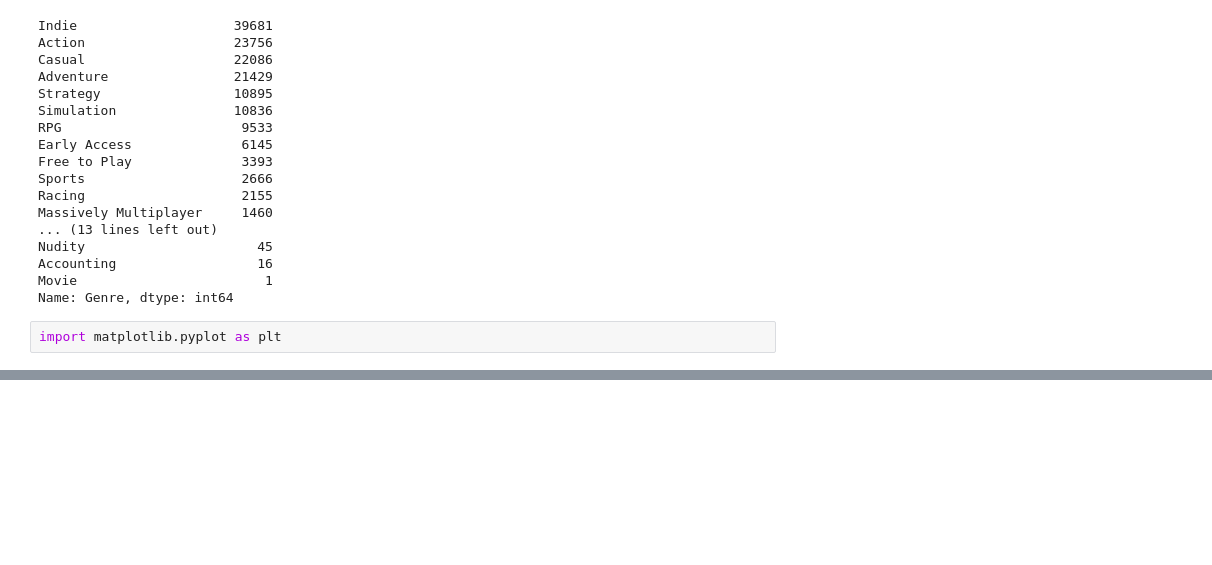
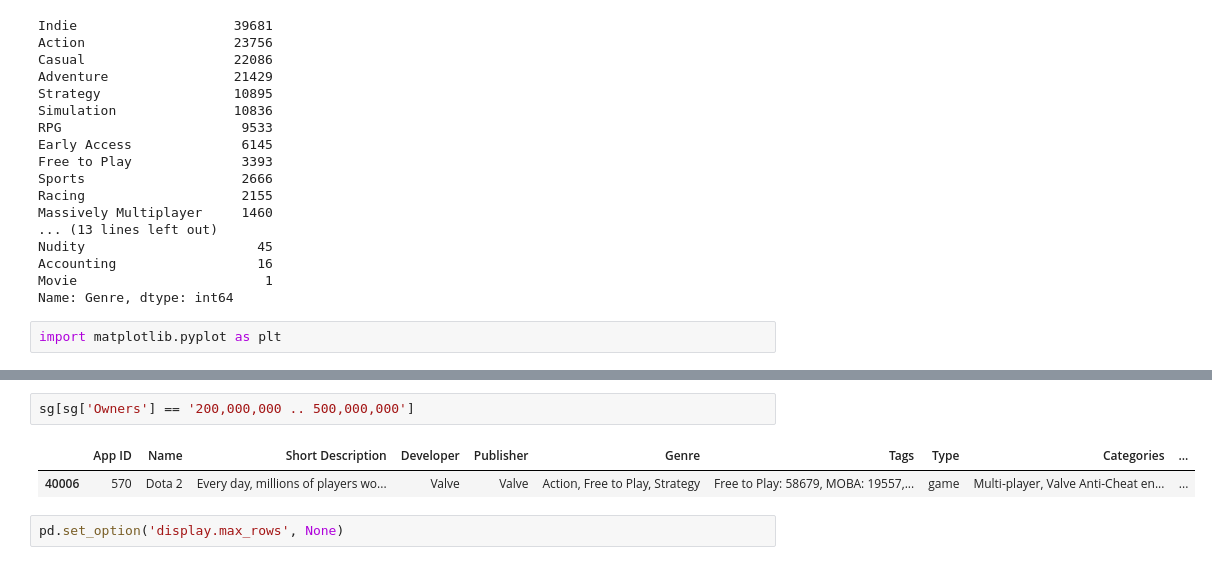
Before and after one commit to ericbohner/Capstone, a Jupyter notebook: EDA1_2023-06-22.ipynb, the cells around one changed output, grey strips where cells are left out. Cells and saved outputs as stored; diff of their text form; blank space fills up the shorter version.

```diff
--- a/EDA1_2023-06-22.ipynb
+++ b/EDA1_2023-06-22.ipynb
@@ -437,0 +480,7 @@ import matplotlib.pyplot as plt
+# %%
+sg[sg['Owners'] == '200,000,000 .. 500,000,000']
+# %% [output]
+|  | App ID | Name | Short Description | Developer | Publisher | Genre | Tags | Type | Categories | ... |
+| 40006 | 570 | Dota 2 | Every day, millions of players wo... | Valve | Valve | Action, Free to Play, Strategy | Free to Play: 58679, MOBA: 19557,... | game | Multi-player, Valve Anti-Cheat en... | ... |
+# %%
+pd.set_option('display.max_rows', None)
```
Also changed, not shown: parts of 4 cells of this notebook, 5 other files.
